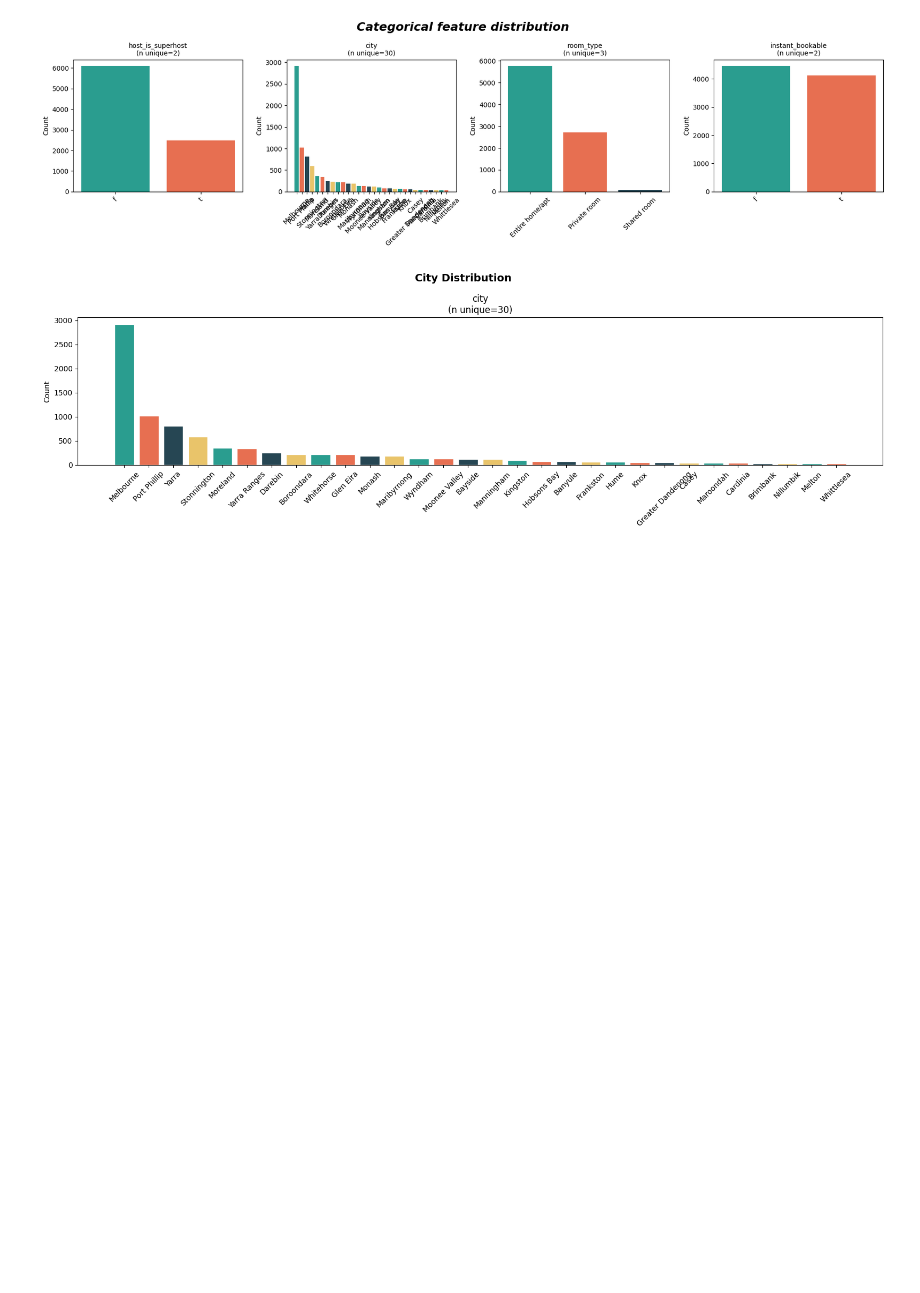
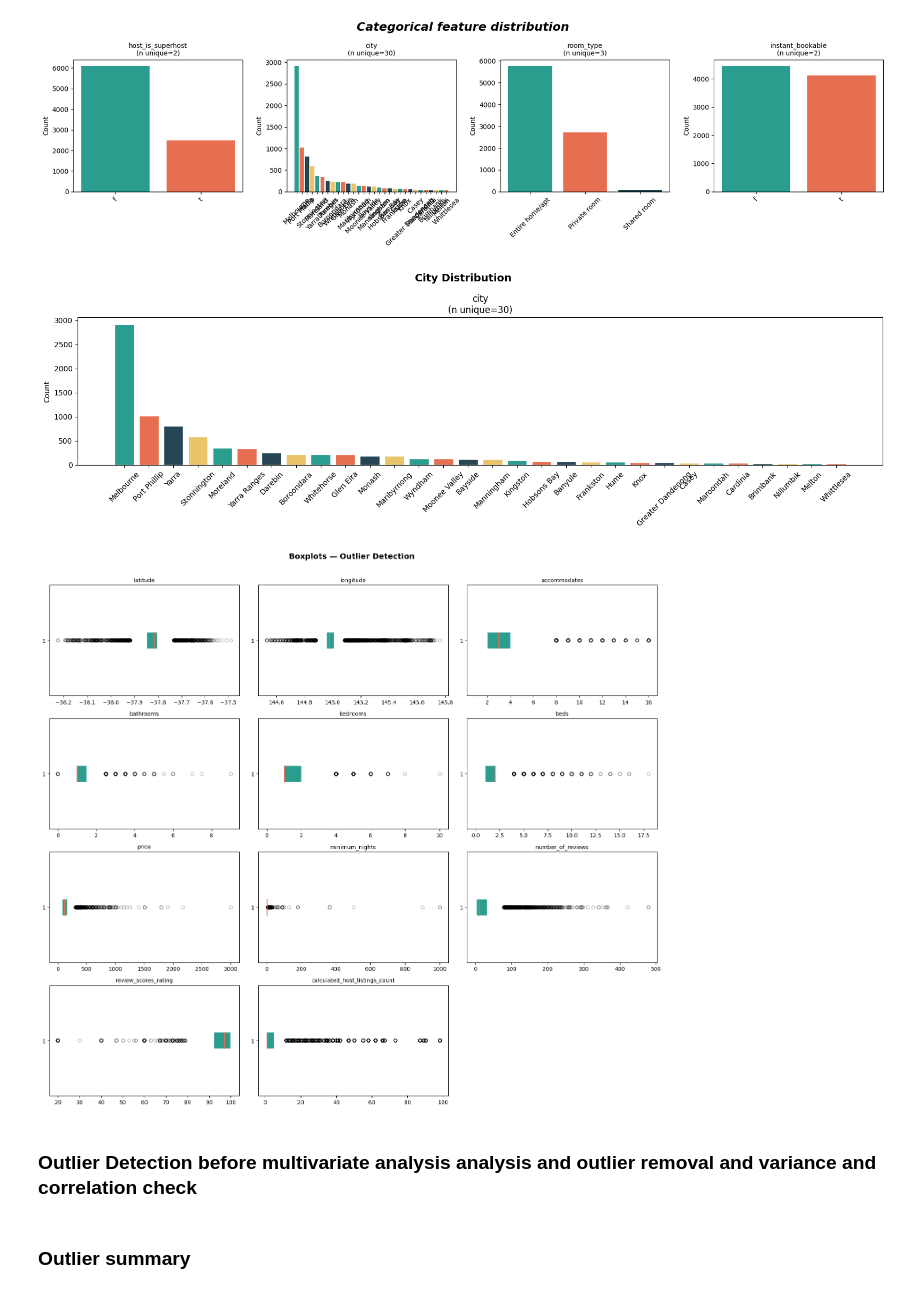
Before and after one commit to Anirudh-red11/Comp_ML_Melb_airbnb, a Jupyter notebook: notebook/mainnote.ipynb, the cells around one changed output. Saved outputs shown, nothing was run; the diff lists cells and outputs as text; code cells hidden in the pictures; blank space fills up the shorter version.

Commit message:
Outlier summary

```diff
--- a/notebook/mainnote.ipynb
+++ b/notebook/mainnote.ipynb
@@ -276,3 +276,29 @@ plt.tight_layout()
 plt.show()
 # %% [output]
 [figure]
+# %%
+fig, axes = plt.subplots(nrows, ncols, figsize=(16, nrows * 3.5))
+axes = axes.flatten()
+
+for i, col in enumerate(num_cols):
+    ax = axes[i]
+    ax.boxplot(train[col].dropna(), vert=False, patch_artist=True,
+               boxprops=dict(facecolor=TEAL, color='white'),
+               medianprops=dict(color=CORAL, linewidth=2),
+               whiskerprops=dict(color='white'),
+               capprops=dict(color='white'),
+               flierprops=dict(marker='o', color=CORAL, alpha=0.3))
+    ax.set_title(f'{col}', fontsize=10)
+
+for j in range(i + 1, len(axes)):
+    axes[j].set_visible(False)
+
+plt.suptitle('Boxplots — Outlier Detection', fontsize=14, fontweight='bold', y=1.01)
+plt.tight_layout()
+plt.show()
+# %% [output]
+[figure, added]
+# %% [markdown]
+### Outlier Detection before multivariate analysis analysis and outlier removal and variance and correlation check
+# %% [markdown]
+### Outlier summary
```
Also changed, not shown: parts of 5 cells of this notebook, 1 other file.
